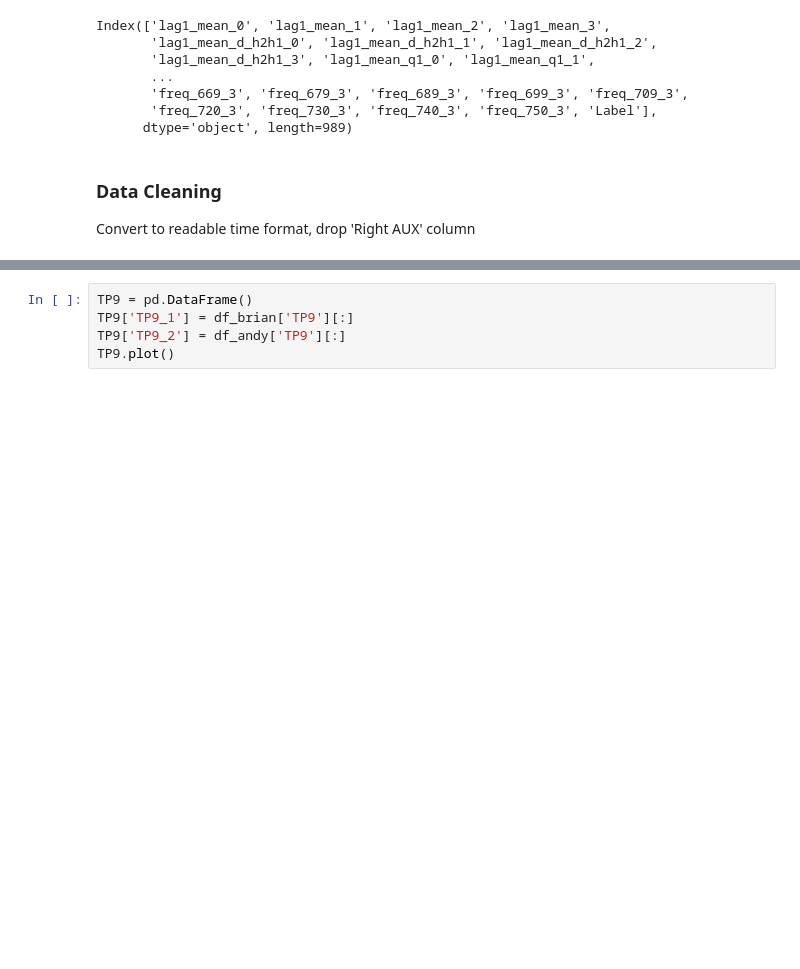
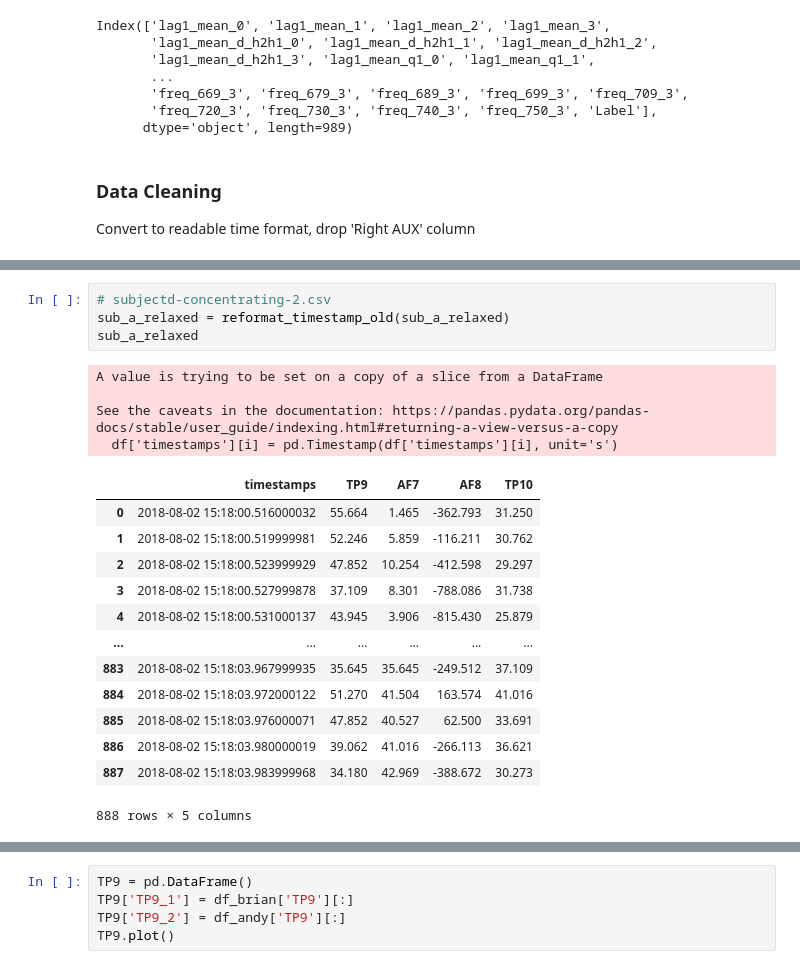
Before and after one commit to andyko208/EEG_Classification, a Jupyter notebook: EEG_data_analysis.ipynb, the cells around one changed output, grey strips where cells are left out. Drawn from its saved outputs; the diff is of its cells as text; blank space fills up the shorter version.

```diff
--- a/EEG_data_analysis.ipynb
+++ b/EEG_data_analysis.ipynb
@@ -312,0 +288,22 @@ mind_wandering
+# %%
+# subjectd-concentrating-2.csv
+sub_a_relaxed = reformat_timestamp_old(sub_a_relaxed)
+sub_a_relaxed
+# %% [output]
+A value is trying to be set on a copy of a slice from a DataFrame
+
+See the caveats in the documentation: https://pandas.pydata.org/pandas-docs/stable/user_guide/indexing.html#returning-a-view-versus-a-copy
+  df['timestamps'][i] = pd.Timestamp(df['timestamps'][i], unit='s')
+|  | timestamps | TP9 | AF7 | AF8 | TP10 |
+| 0 | 2018-08-02 15:18:00.516000032 | 55.664 | 1.465 | -362.793 | 31.250 |
+| 1 | 2018-08-02 15:18:00.519999981 | 52.246 | 5.859 | -116.211 | 30.762 |
+| 2 | 2018-08-02 15:18:00.523999929 | 47.852 | 10.254 | -412.598 | 29.297 |
+| 3 | 2018-08-02 15:18:00.527999878 | 37.109 | 8.301 | -788.086 | 31.738 |
+| 4 | 2018-08-02 15:18:00.531000137 | 43.945 | 3.906 | -815.430 | 25.879 |
+| ... | ... | ... | ... | ... | ... |
+| 883 | 2018-08-02 15:18:03.967999935 | 35.645 | 35.645 | -249.512 | 37.109 |
+| 884 | 2018-08-02 15:18:03.972000122 | 51.270 | 41.504 | 163.574 | 41.016 |
+| 885 | 2018-08-02 15:18:03.976000071 | 47.852 | 40.527 | 62.500 | 33.691 |
+| 886 | 2018-08-02 15:18:03.980000019 | 39.062 | 41.016 | -266.113 | 36.621 |
+| 887 | 2018-08-02 15:18:03.983999968 | 34.180 | 42.969 | -388.672 | 30.273 |
+888 rows × 5 columns
```
Also changed, not shown: parts of 17 cells of this notebook, 38 other files.
